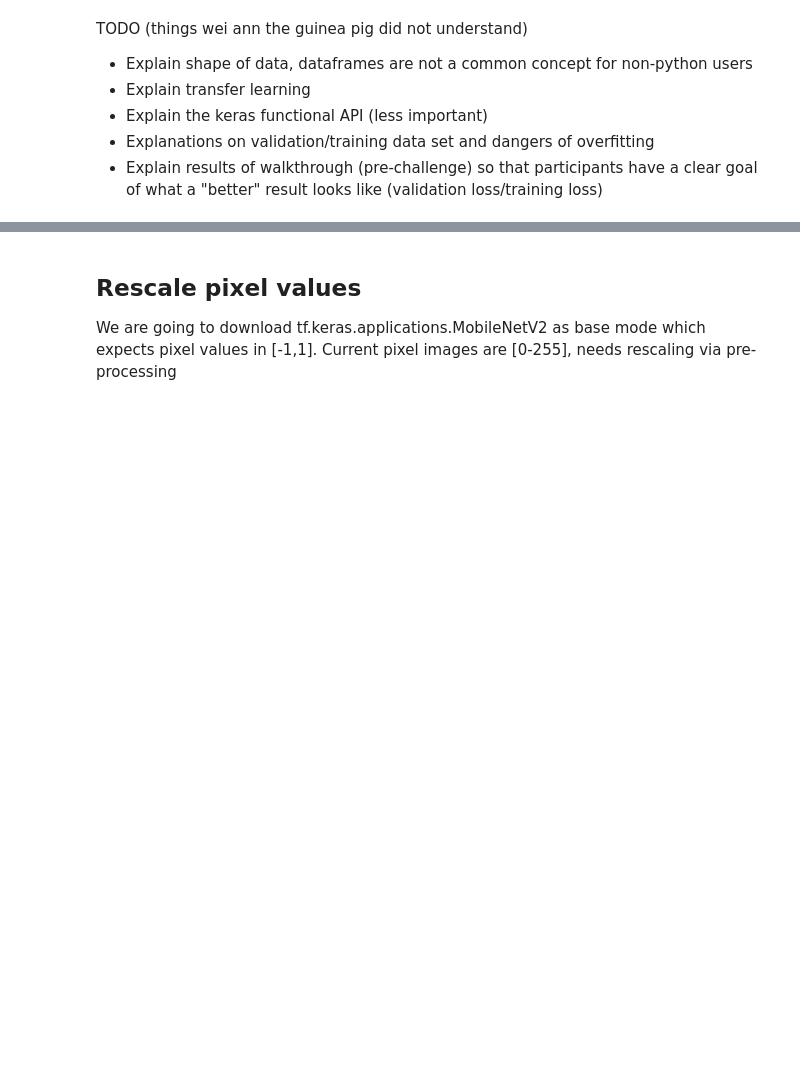
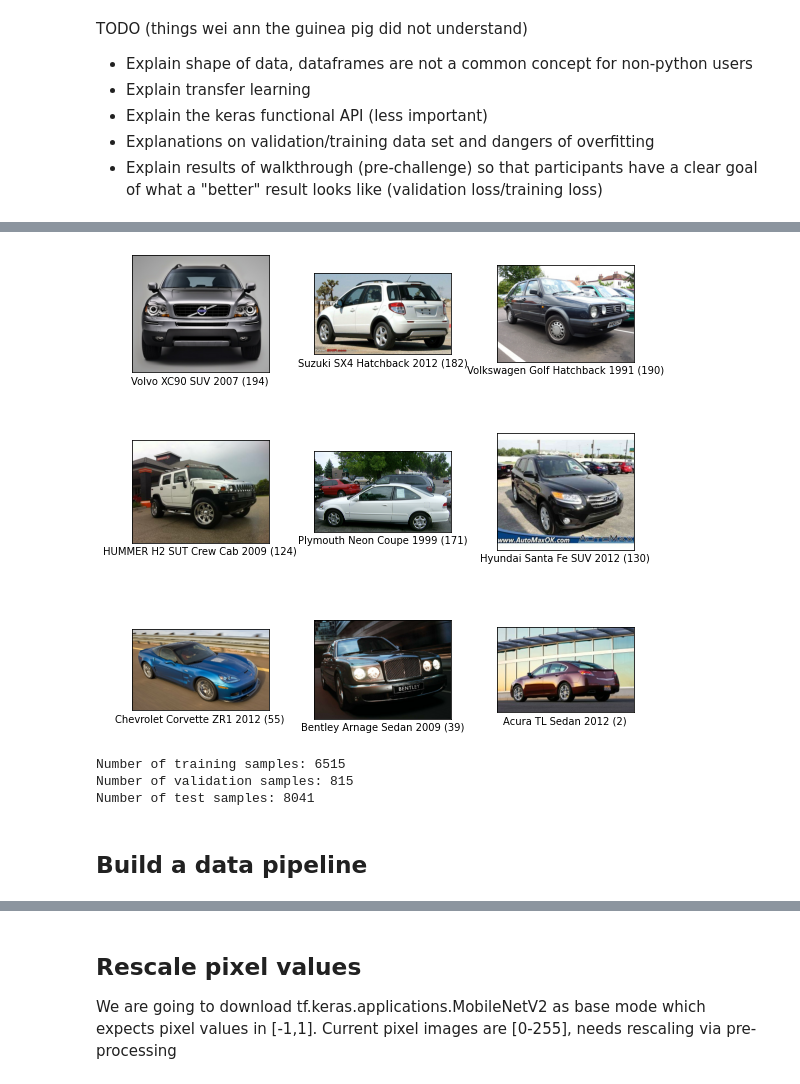
Before and after one commit to tractable-ai-wit/binder-demo, a Jupyter notebook: demo.ipynb, the cells around one changed output, grey strips where cells are left out. Cells and saved outputs as stored; diff of their text form; code cells hidden in the pictures; blank space fills up the shorter version.

Commit message:
Switch to vehicle based dataset

```diff
--- a/demo.ipynb
+++ b/demo.ipynb
@@ -47,7 +26,23 @@ NameError: name 'train_dataset' is not defined
+# %%
+(train_dataset, validation_dataset, test_dataset), dataset_info = tfds.load(
+    "cars196",
+    # Reserve 10% for validation and also get the test set
+    split=["train[:80%]", "train[80%:90%]", "test[:100%]"],
+    as_supervised=True,  # Include labels
+    with_info=True # Load dataset info as well
+)
+# %%
+# Have a look at the images in the dataset
+fig = tfds.show_examples(train_dataset, dataset_info)
+# %% [output]
+[figure, added]
 # %%
-# Desribe batch size selection?
-val_batches = tf.data.experimental.cardinality(validation_dataset)
-test_dataset = validation_dataset.take(val_batches // 5)
-validation_dataset = validation_dataset.skip(val_batches // 5)
-print('Number of validation batches: %d' % tf.data.experimental.cardinality(validation_dataset))
-print('Number of test batches: %d' % tf.data.experimental.cardinality(test_dataset))
+print("Number of training samples: %d" % tf.data.experimental.cardinality(train_dataset))
+print(
+    "Number of validation samples: %d" % tf.data.experimental.cardinality(validation_dataset)
+)
+print("Number of test samples: %d" % tf.data.experimental.cardinality(test_dataset))
+# %% [output]
+Number of training samples: 6515
+Number of validation samples: 815
+Number of test samples: 8041
@@ -60,3 +97,5 @@ test_dataset = test_dataset.prefetch(buffer_size=AUTOTUNE)
+# %% [markdown]
+## Build a data pipeline
 # %%
 data_augmentation = tf.keras.Sequential([
   tf.keras.layers.experimental.preprocessing.RandomFlip('horizontal'),
```
Also changed, not shown: parts of 33 cells of this notebook, 2 other files.
